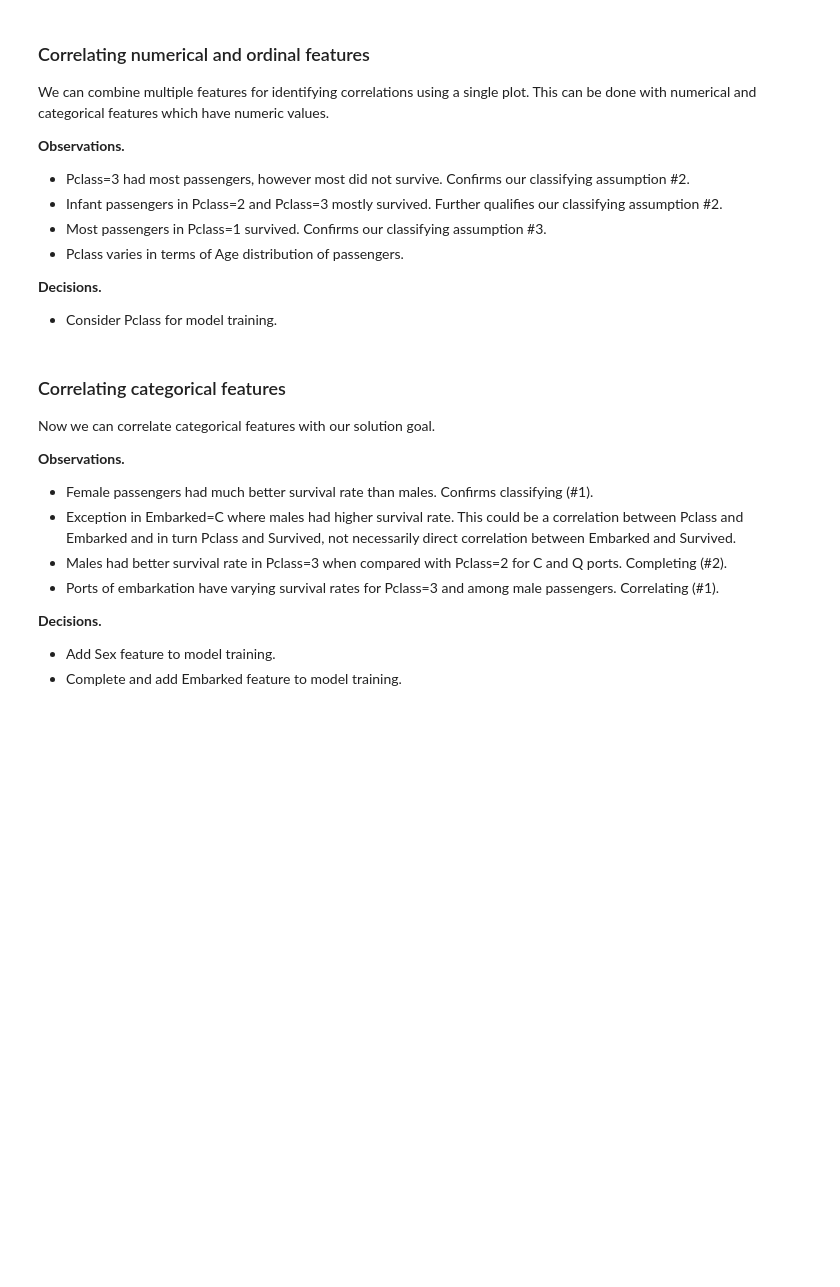
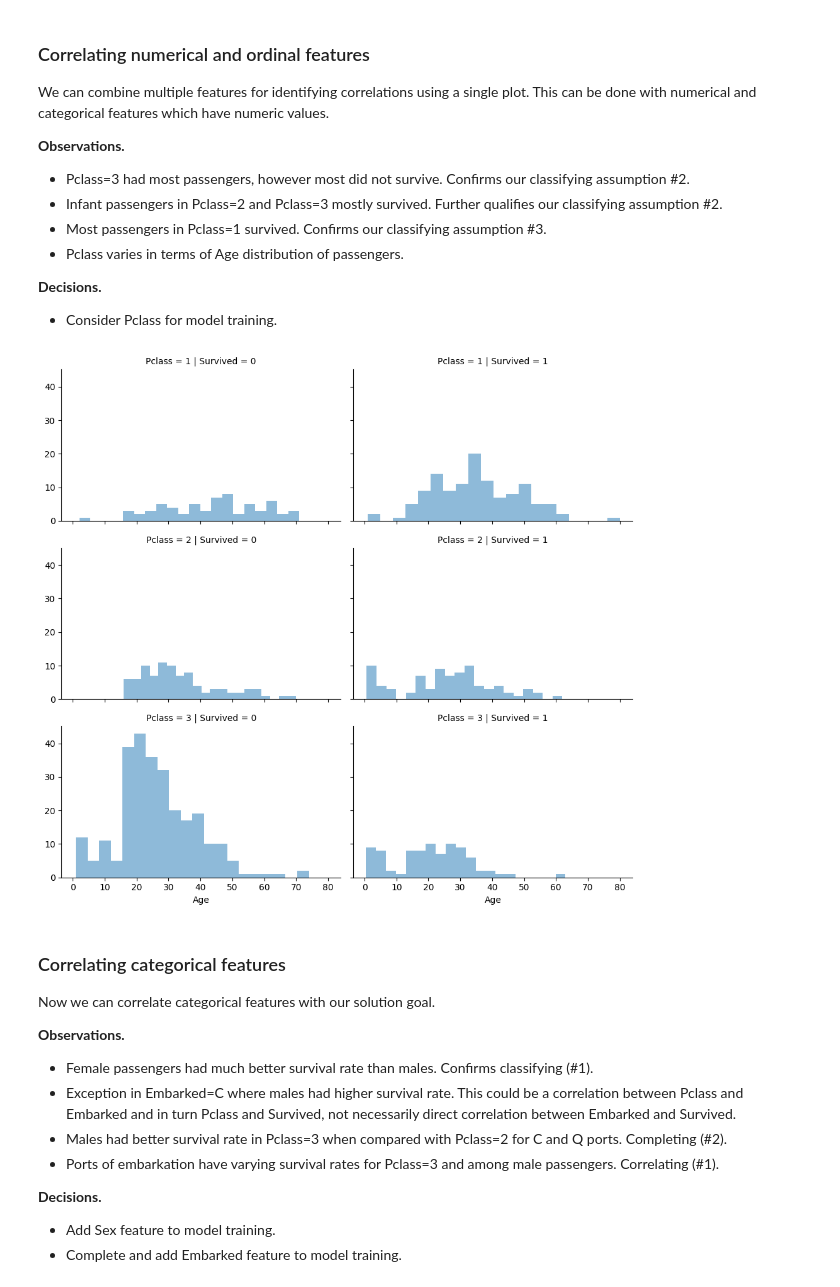
Before and after one commit to sqVish99/DM_Assignment1, a Jupyter notebook: Titanic_Data_Science_Solutions.ipynb, the cells around one changed output. Drawn from its saved outputs; the diff is of its cells as text; code cells hidden in the pictures; blank space fills up the shorter version.

```diff
--- a/Titanic_Data_Science_Solutions.ipynb
+++ b/Titanic_Data_Science_Solutions.ipynb
@@ -353,9 +439,11 @@ We can combine multiple features for identifying correlations using a single plo
 - Consider Pclass for model training.
 # %%
 # grid = sns.FacetGrid(train_df, col='Pclass', hue='Survived')
-grid = sns.FacetGrid(train_df, col='Survived', row='Pclass', size=2.2, aspect=1.6)
+grid = sns.FacetGrid(train_df, col='Survived', row='Pclass', aspect=1.6)
 grid.map(plt.hist, 'Age', alpha=.5, bins=20)
 grid.add_legend();
+# %% [output]
+[figure, added]
 # %% [markdown]
 ### Correlating categorical features
 
```
Also changed, not shown: parts of 49 cells of this notebook.
